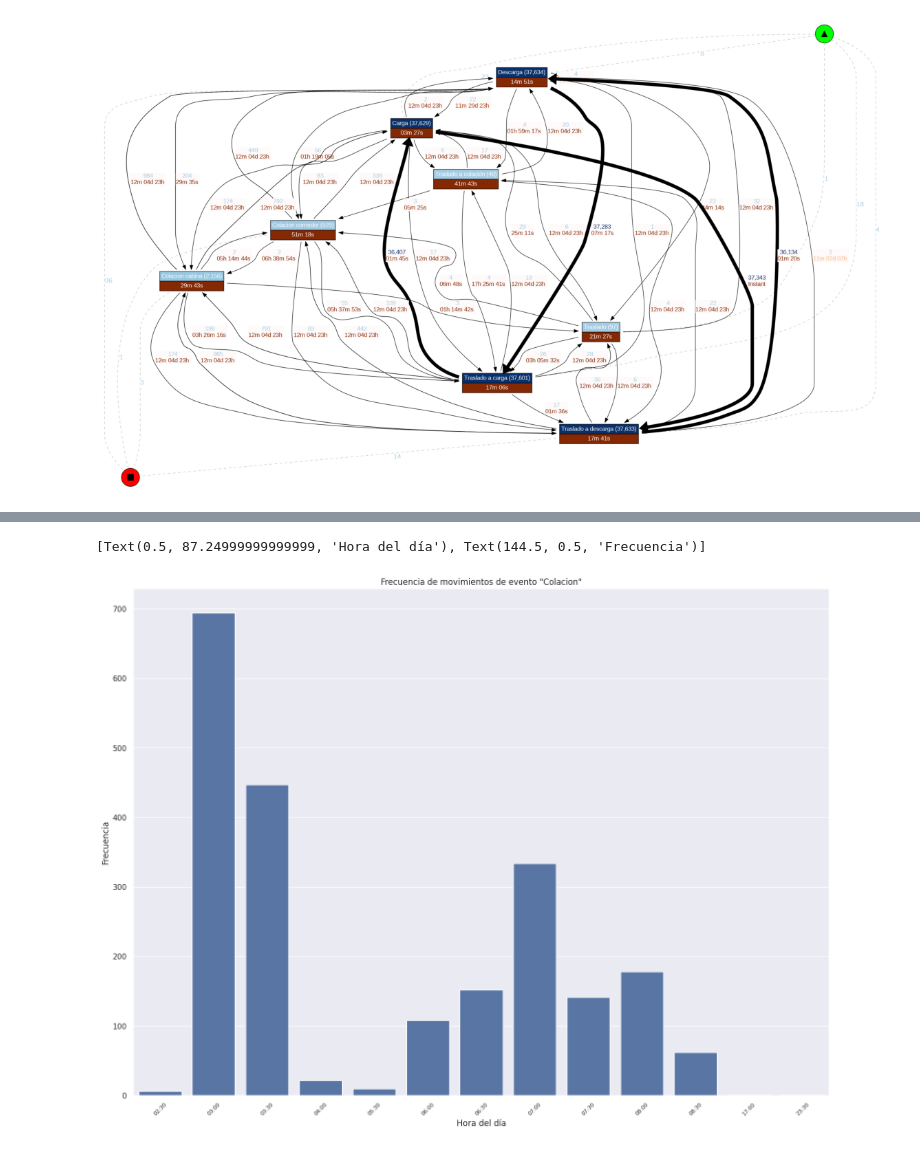
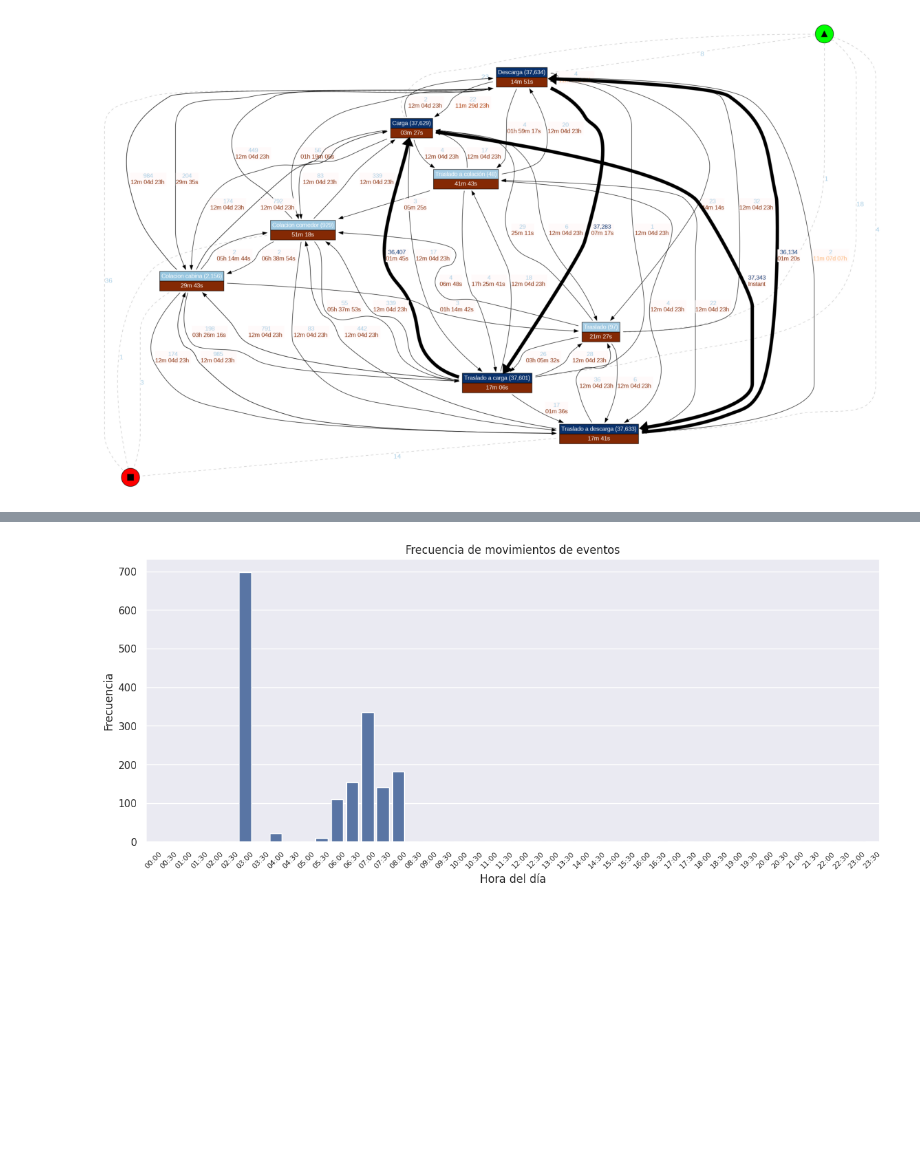
Before and after one commit to AlvaroEscalonaB/PM_MLP, a Jupyter notebook: set_1_log_analysis.ipynb, the cells around one changed output, grey strips where cells are left out. Cells and saved outputs as stored; diff of their text form; code cells hidden in the pictures; blank space fills up the shorter version.

```diff
--- a/set_1_log_analysis.ipynb
+++ b/set_1_log_analysis.ipynb
@@ -180,33 +187,10 @@ Total rows 36. Filtered a total of 12 rows
 import warnings
 sns.set_theme(style='darkgrid')
 warnings.filterwarnings("ignore")
-# %%
-PERIOD = '30min'
-TYPE_PLOT = 'hist'
-FILTER_ACTIVITY = 'Colacion cabina'
-df_colacion = df_log_squeezed[df_log_squeezed['activity'].isin([FILTER_ACTIVITY])]
-df_colacion['truncated_ts'] = df_colacion['timestamp'].dt.floor(PERIOD)
-df_colacion['format_hour'] = df_colacion['truncated_ts'].dt.strftime('%H:%M')
-df_colacion['hour_sorted'] = df_colacion['truncated_ts'].dt.strftime('%H.%M').astype(float)
-df_colacion['hour_sorted'] = df_colacion['hour_sorted'].astype(int) + (df_colacion['hour_sorted'] % 1) * 10 / 6
-
-unique_ticks = df_colacion[['hour_sorted', 'format_hour']].drop_duplicates().sort_values(by='hour_sorted')
-# Start figures
-fig, ax1 = plt.subplots(figsize=(15, 11), ncols=1, nrows=1)
-fig.tight_layout(h_pad=5)
-# if TYPE_PLOT == 'hist':
-#   sns.countplot(data=df_colacion, x='hour_sorted', y='timediff', ax=ax1)
-# else:
-#   sns.boxplot(data=df_colacion, x='hour_sorted', y='timediff', ax=ax1, fliersize=0)
-#   ax1.set(ylim=(0, df_colacion['timediff'].quantile(0.925) * 1.25))
-
-# ax1.set_title(f'Bar plot with mean in {origin_destination}')
-# ax1.set_xticklabels(unique_ticks['format_hour'], rotation=45, fontsize=8)
-# ax1.set(xlabel="Hora de día", ylabel="Tiempo de ciclo")
-sns.countplot(data=df_colacion, x='hour_sorted', ax=ax1)
-ax1.set_title(f'Frecuencia de movimientos de evento "Colacion"')
-ax1.set_xticklabels(unique_ticks['format_hour'], rotation=45, fontsize=8)
-ax1.set(xlabel="Hora del día", ylabel="Frecuencia");
-# %% [output]
-[Text(0.5, 87.24999999999999, 'Hora del día'), Text(144.5, 0.5, 'Frecuencia')]
-[figure, removed]
+# %%
+from plot_utils import plot_timeday
+
+df_colacion = df_contingencies[df_contingencies['activity'] == 'Colacion cabina']
+plot_timeday(df_colacion);
+# %% [output]
+[figure, added]
```
Also changed, not shown: parts of 6 cells of this notebook.
